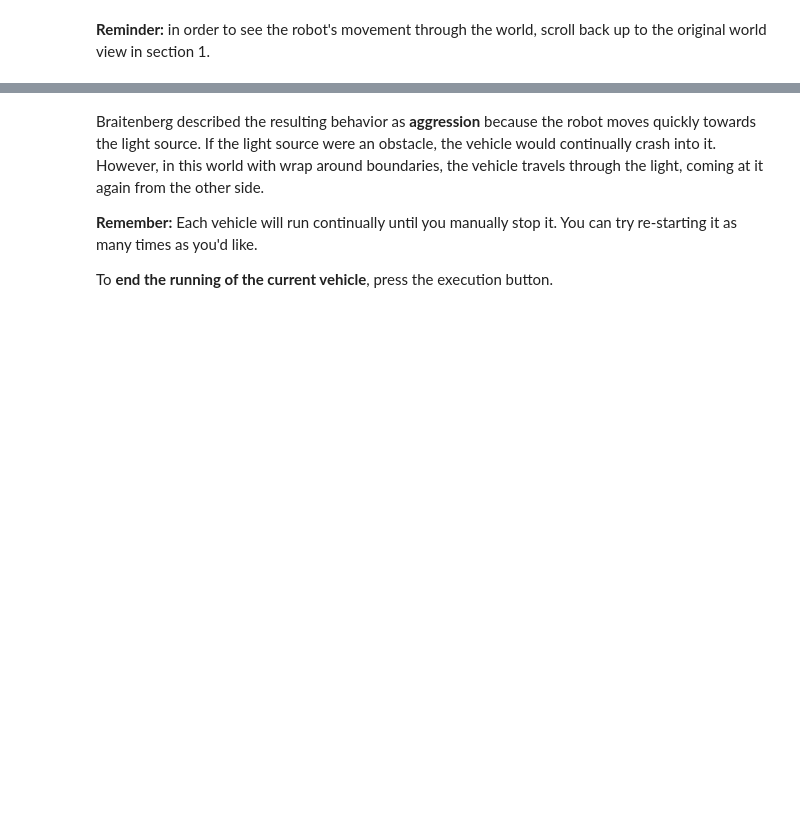
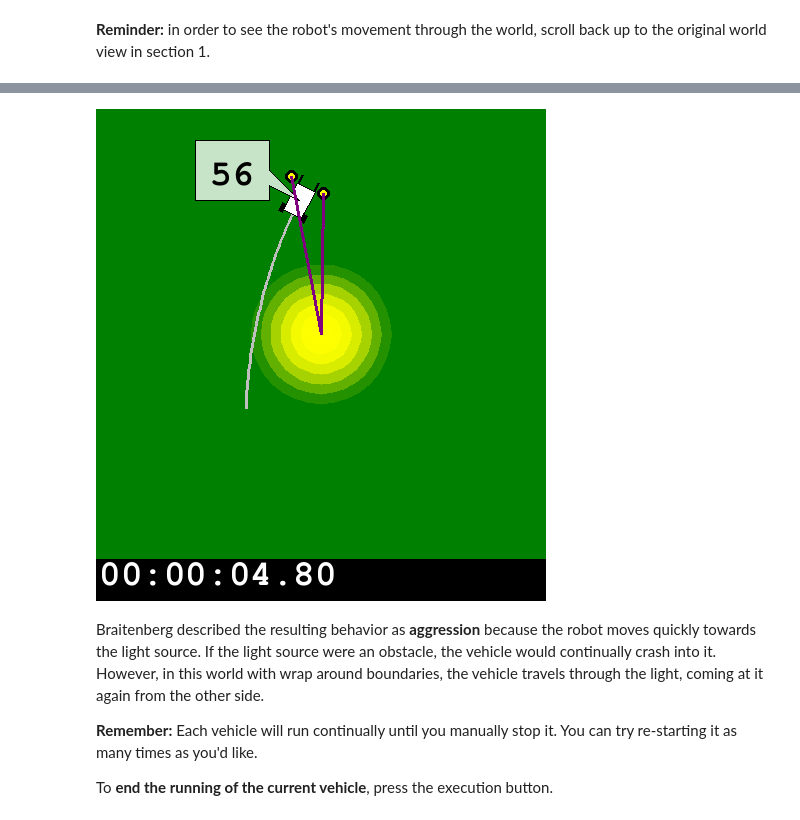
Before and after one commit to ArtificialIntelligenceToolkit/aitk, a Jupyter notebook: notebooks/Robotics/BraitenbergVehicles.ipynb, the cells around one changed output, grey strips where cells are left out. Drawn from its saved outputs; the diff is of its cells as text; code cells hidden in the pictures; blank space fills up the shorter version.

```diff
--- a/notebooks/Robotics/BraitenbergVehicles.ipynb
+++ b/notebooks/Robotics/BraitenbergVehicles.ipynb
@@ -97,3 +101,7 @@ Simulation stopped at: 00:00:12.50; speed 0.99 x real time
+# %%
+world.get_image()
+# %% [output]
+[figure, added]
 # %% [markdown]
 Braitenberg described the resulting behavior as **aggression** because the robot moves quickly towards the light source. If the light source were an obstacle, the vehicle would continually crash into it. However, in this world with wrap around boundaries, the vehicle travels through the light, coming at it again from the other side.
 
```
Also changed, not shown: parts of 11 cells of this notebook.
